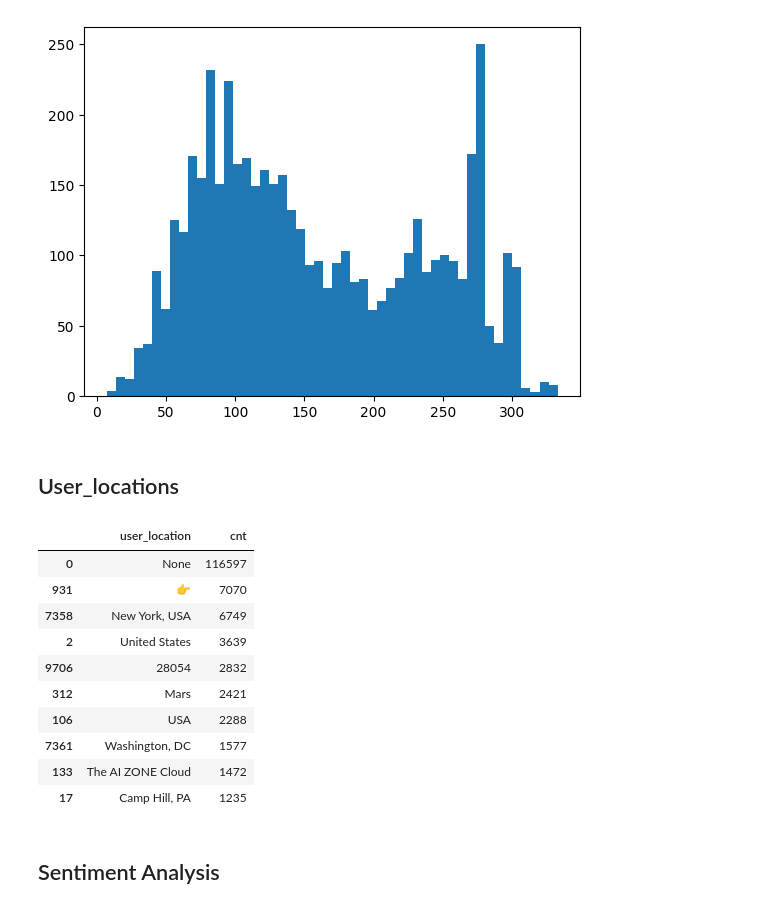
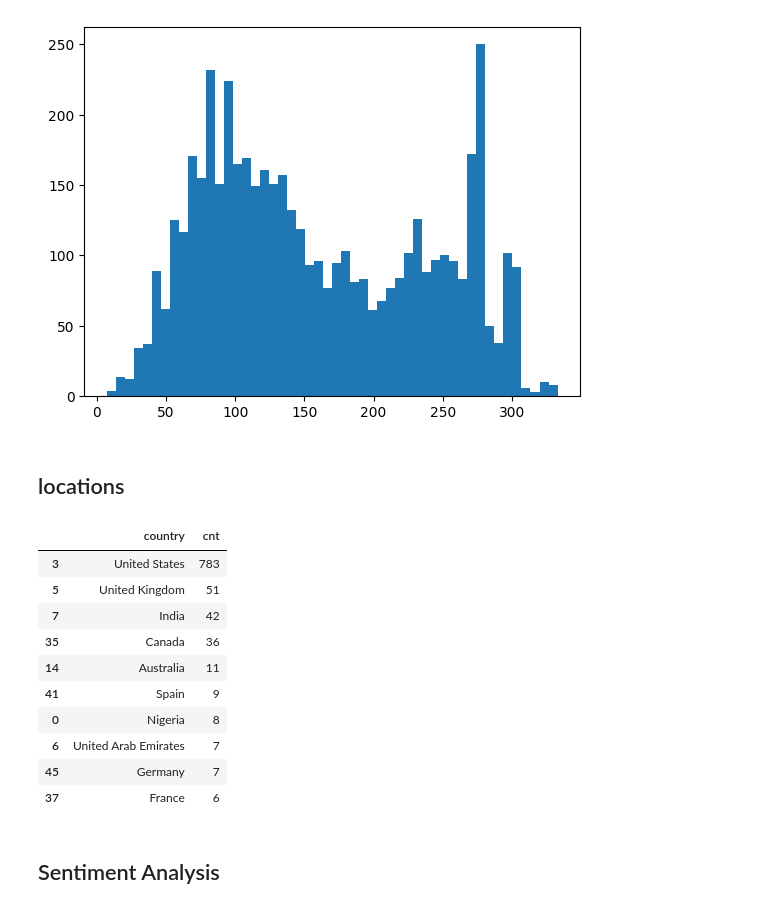
Before and after one commit to TigaJi/Santal, a Jupyter notebook: notebooks/Analytics.ipynb, the cells around one changed output. Drawn from its saved outputs; the diff is of its cells as text; code cells hidden in the pictures.

```diff
--- a/notebooks/Analytics.ipynb
+++ b/notebooks/Analytics.ipynb
@@ -131,28 +131,28 @@ plt.hist(fact_tweets['len'],bins = 50)
  <BarContainer object of 50 artists>)
 [figure]
 # %% [markdown]
-## User_locations
+## locations
 # %%
 query = '''
-SELECT t2.user_location,count(t1.tweet_id) as cnt
+SELECT t2.country,count(t1.tweet_id) as cnt
 from fact_tweets t1
-join dim_users t2 on t1.user_id = t2.user_id
-group by t2.user_location
+join dim_places t2 on t1.place_id = t2.place_id
+group by t2.country
 '''
 location_cnt = sqlio.read_sql_query(query, con)
 location_cnt.sort_values(by = 'cnt', ascending = False).head(10)
 # %% [output]
-|  | user_location | cnt |
-| 0 | None | 116597 |
-| 931 | 👉 | 7070 |
-| 7358 | New York, USA | 6749 |
-| 2 | United States | 3639 |
-| 9706 | 28054 | 2832 |
-| 312 | Mars | 2421 |
-| 106 | USA | 2288 |
-| 7361 | Washington, DC | 1577 |
-| 133 | The AI ZONE Cloud | 1472 |
-| 17 | Camp Hill, PA | 1235 |
+|  | country | cnt |
+| 3 | United States | 783 |
+| 5 | United Kingdom | 51 |
+| 7 | India | 42 |
+| 35 | Canada | 36 |
+| 14 | Australia | 11 |
+| 41 | Spain | 9 |
+| 0 | Nigeria | 8 |
+| 6 | United Arab Emirates | 7 |
+| 45 | Germany | 7 |
+| 37 | France | 6 |
 # %% [markdown]
 ## Sentiment Analysis
 # %%
```
